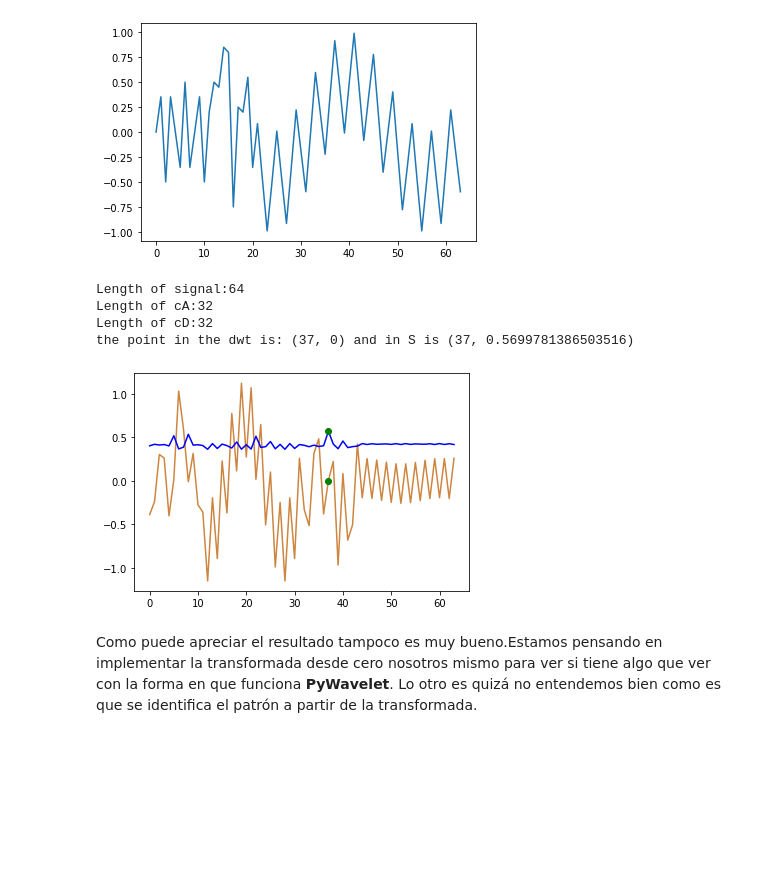
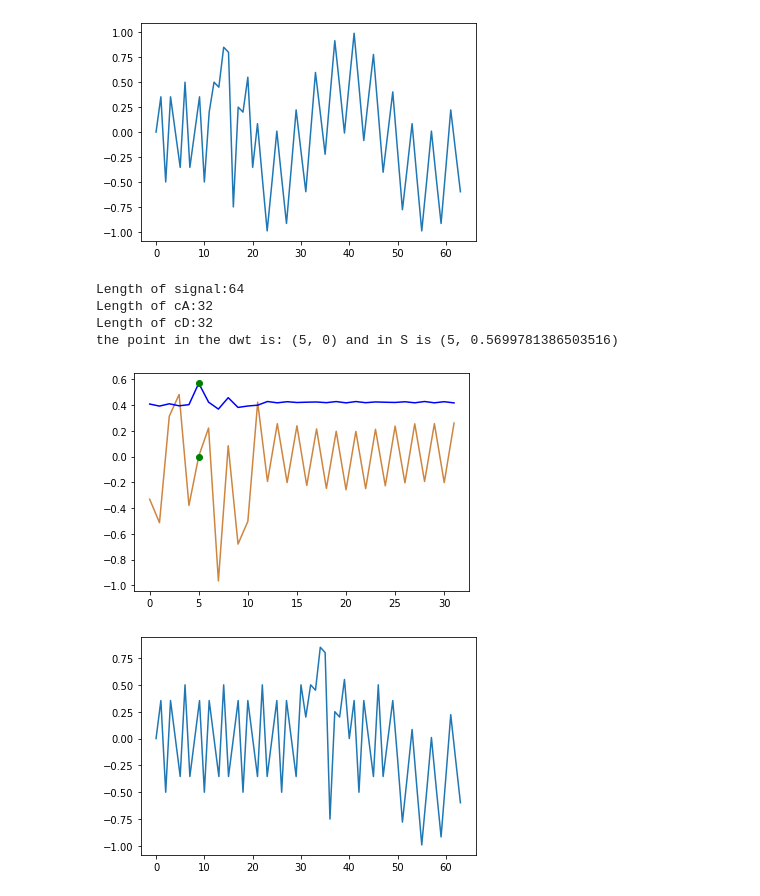
Before and after one commit to adrian13579/discrete-shapelet-transform, a Jupyter notebook: notebooks/1D_signal_example.ipynb, the cells around one changed output. Saved outputs shown, nothing was run; the diff lists cells and outputs as text; code cells hidden in the pictures; blank space fills up the shorter version.

```diff
--- a/notebooks/1D_signal_example.ipynb
+++ b/notebooks/1D_signal_example.ipynb
@@ -111,7 +104,7 @@ print(f'Length of signal:{len(y)}')
 (cA, cD) = pywt.dwt(y, myWavelet,mode='per')
 print(f'Length of cA:{len(cA)}')
 print(f'Length of cD:{len(cD)}')
-y = np.concatenate([cA, cD])
+y = cD
 
 alpha = 0.1
 s = [math.exp(-(np.abs(y[i])**alpha)) for i in range(len(y))]
@@ -159,7 +153,7 @@ print(f'Length of signal:{len(y)}')
 (cA, cD) = pywt.dwt(y, myWavelet, mode='per')
 print(f'Length of cA:{len(cA)}')
 print(f'Length of cD:{len(cD)}')
-y = np.concatenate([cA, cD])
+y = cD
 
 alpha = 0.1
 s = [math.exp(-(np.abs(y[i])**alpha)) for i in range(len(y))]
@@ -290,7 +284,7 @@ print(f'Length of signal:{len(y)}')
 (cA, cD) = pywt.dwt(y, myWavelet,mode='per')
 print(f'Length of cA:{len(cA)}')
 print(f'Length of cD:{len(cD)}')
-y = np.concatenate([cA, cD])
+y = cD
 
 alpha = 0.1
 s = [math.exp(-(np.abs(y[i])**alpha)) for i in range(len(y))]
@@ -333,7 +327,7 @@ print(f'Length of signal:{len(y)}')
 (cA, cD) = pywt.dwt(y, myWavelet,mode='per')
 print(f'Length of cA:{len(cA)}')
 print(f'Length of cD:{len(cD)}')
-y = np.concatenate([cA, cD])
+y = cD
 
 alpha = 0.1
 s = [math.exp(-(np.abs(y[i])**alpha)) for i in range(len(y))]
@@ -374,29 +368,35 @@ plt.show()
 # %%
 print(f'Length of signal:{len(y)}')
 (cA, cD) = pywt.dwt(y, myWavelet,mode='per')
 print(f'Length of cA:{len(cA)}')
 print(f'Length of cD:{len(cD)}')
-y = np.concatenate([cA, cD])
+y = cD
 
 alpha = 0.1
 s = [math.exp(-(np.abs(y[i])**alpha)) for i in range(len(y))]
 x = [i for i in range(len(y))]
 plt.plot(x, y, 'peru')
 plt.plot(x, s, 'b-')
 
 s_max = max(s) # buscando el valor mas cercano a 1 en S
 x1_max = s.index(s_max)
 
 plt.plot(x1_max, s_max, 'go')
 plt.plot(x1_max, 0, 'go')
 print(f'the point in the dwt is: ({x1_max}, 0) and in S is ({x1_max}, {s_max})')
 
 plt.show()
 # %% [output]
 Length of signal:64
 Length of cA:32
 Length of cD:32
-the point in the dwt is: (37, 0) and in S is (37, 0.5699781386503516)
+the point in the dwt is: (5, 0) and in S is (5, 0.5699781386503516)
-[figure, old version]
+[figure, new version]
-# %% [markdown]
-Como  puede apreciar el resultado tampoco es muy bueno.Estamos pensando en implementar la transformada desde cero nosotros mismo para ver si tiene algo que ver con la forma en que funciona **PyWavelet**. Lo otro es quizá no entendemos bien como es que se identifica el patrón a partir de la transformada.
+# %%
+x = np.arange(0, 64, 1)
+y = patch_signal_full(x, pattern, paper_test_signal, 31, 39)
+
+plt.plot(x, y)
+plt.show()
+# %% [output]
+[figure, added]
```
Also changed, not shown: parts of 26 cells of this notebook, 1 other file.
